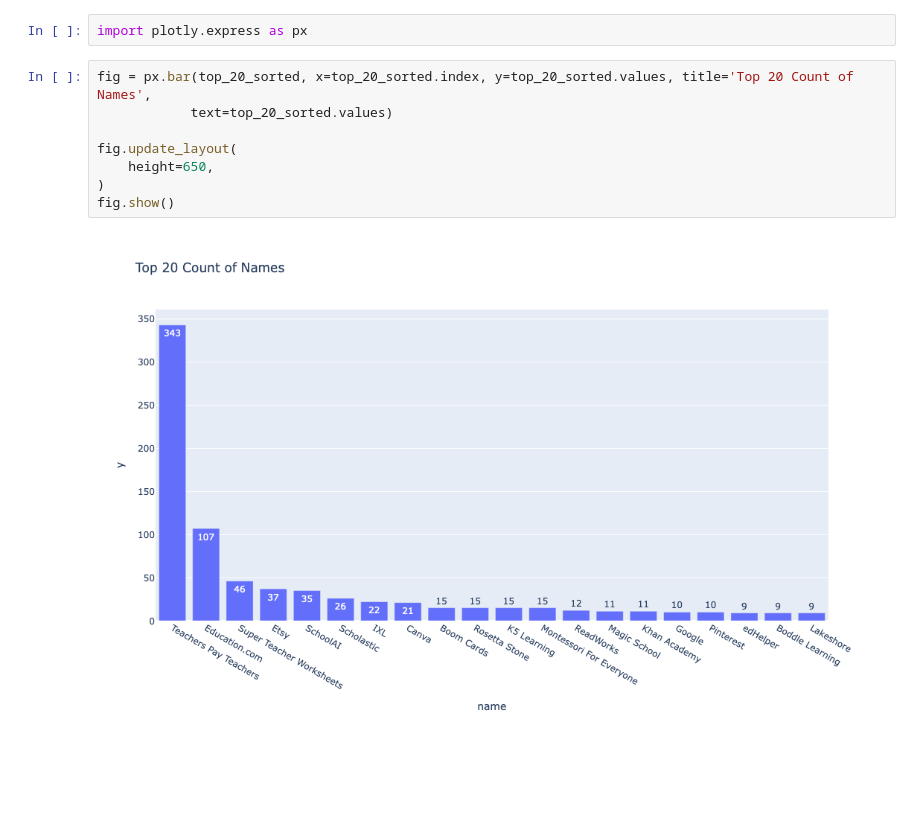
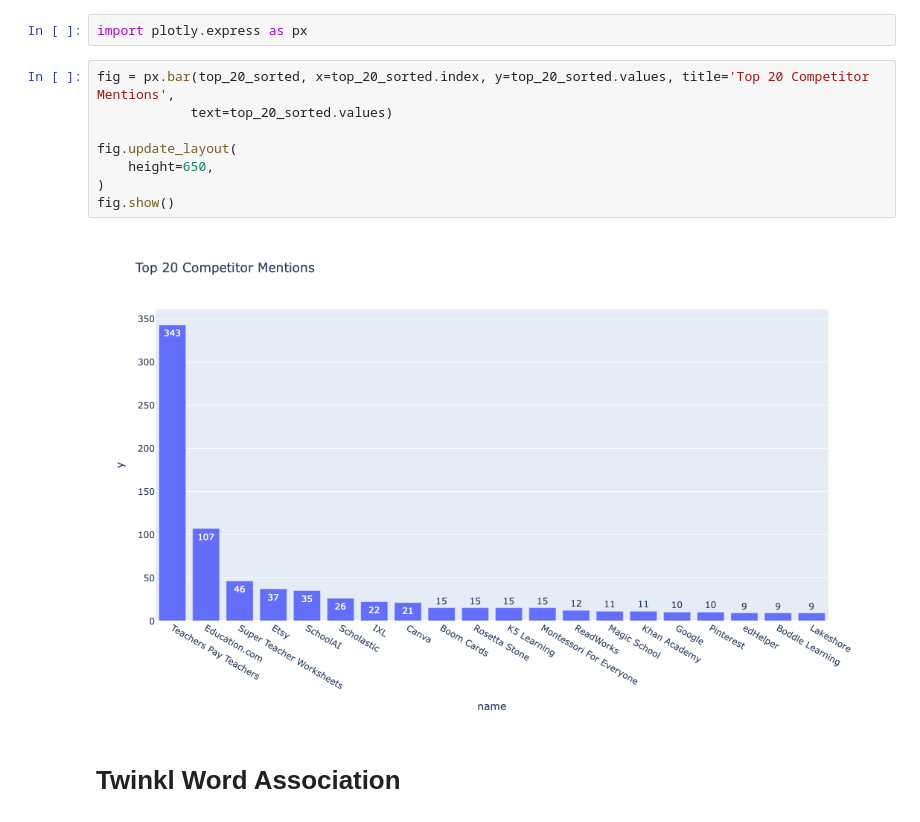
Before and after one commit to lynn-twinkl/joe_competitor_survey_analysis, a Jupyter notebook: draft-notebook.ipynb, the cells around one changed output. Drawn from its saved outputs; the diff is of its cells as text; blank space fills up the shorter version.

```diff
--- a/draft-notebook.ipynb
+++ b/draft-notebook.ipynb
@@ -452,12 +452,14 @@ top_20_sorted = top_20_counts.sort_values(ascending=False)
 # %%
 import plotly.express as px
 # %%
-fig = px.bar(top_20_sorted, x=top_20_sorted.index, y=top_20_sorted.values, title='Top 20 Count of Names',
+fig = px.bar(top_20_sorted, x=top_20_sorted.index, y=top_20_sorted.values, title='Top 20 Competitor Mentions',
             text=top_20_sorted.values)
 
 fig.update_layout(
     height=650,
 )
 fig.show()
 # %% [output]
-[figure, old version]
+[figure, new version]
+# %% [markdown]
+# Twinkl Word Association
```
Also changed, not shown: parts of 13 cells of this notebook.
